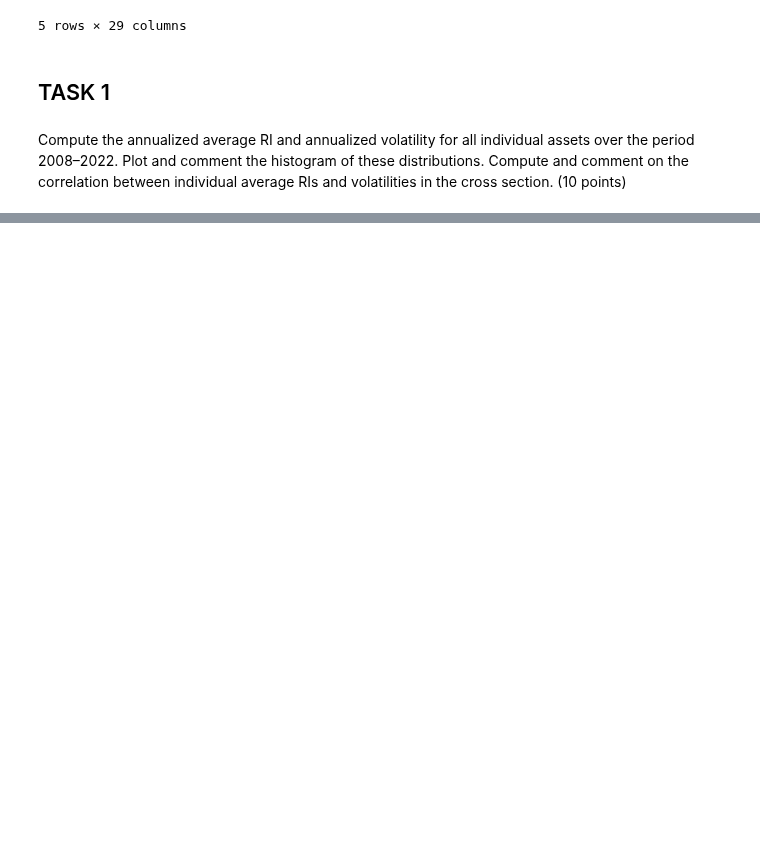
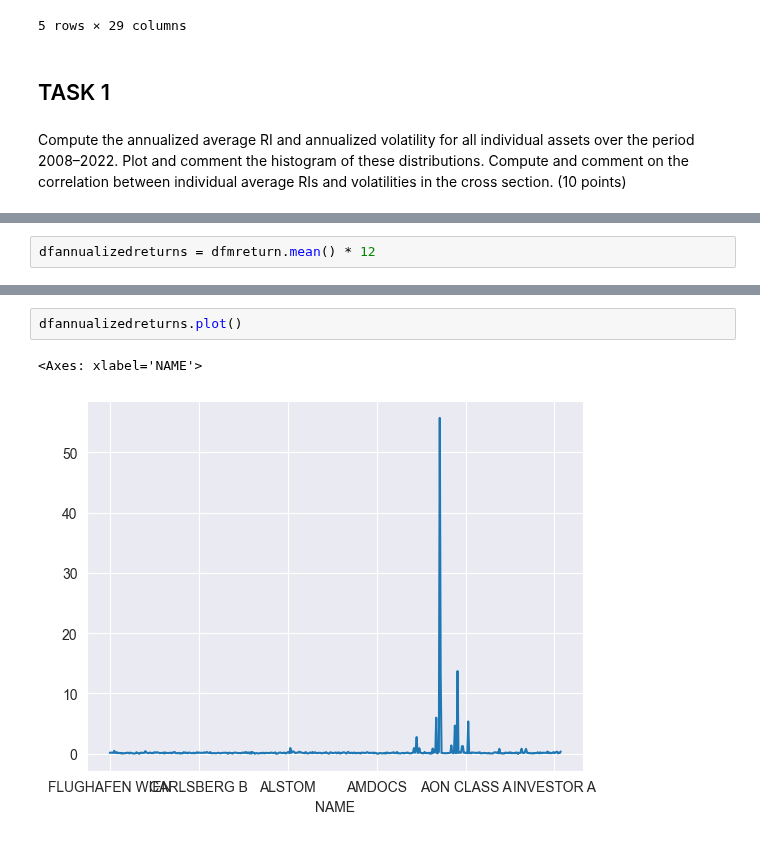
Before and after one commit to GiammarcoBozzelli/SEF, a Jupyter notebook: main.ipynb, the cells around one changed output, grey strips where cells are left out. Saved outputs shown, nothing was run; the diff lists cells and outputs as text; blank space fills up the shorter version.

```diff
--- a/main.ipynb
+++ b/main.ipynb
@@ -235,0 +303,2 @@ Compute the annualized average RI and annualized volatility for all individual a
+# %%
+dfannualizedreturns = dfmreturn.mean() * 12
@@ -235,0 +321,5 @@ Compute the annualized average RI and annualized volatility for all individual a
+# %%
+dfannualizedreturns.plot()
+# %% [output]
+<Axes: xlabel='NAME'>
+[figure, added]
```
Also changed, not shown: parts of 26 cells of this notebook.
